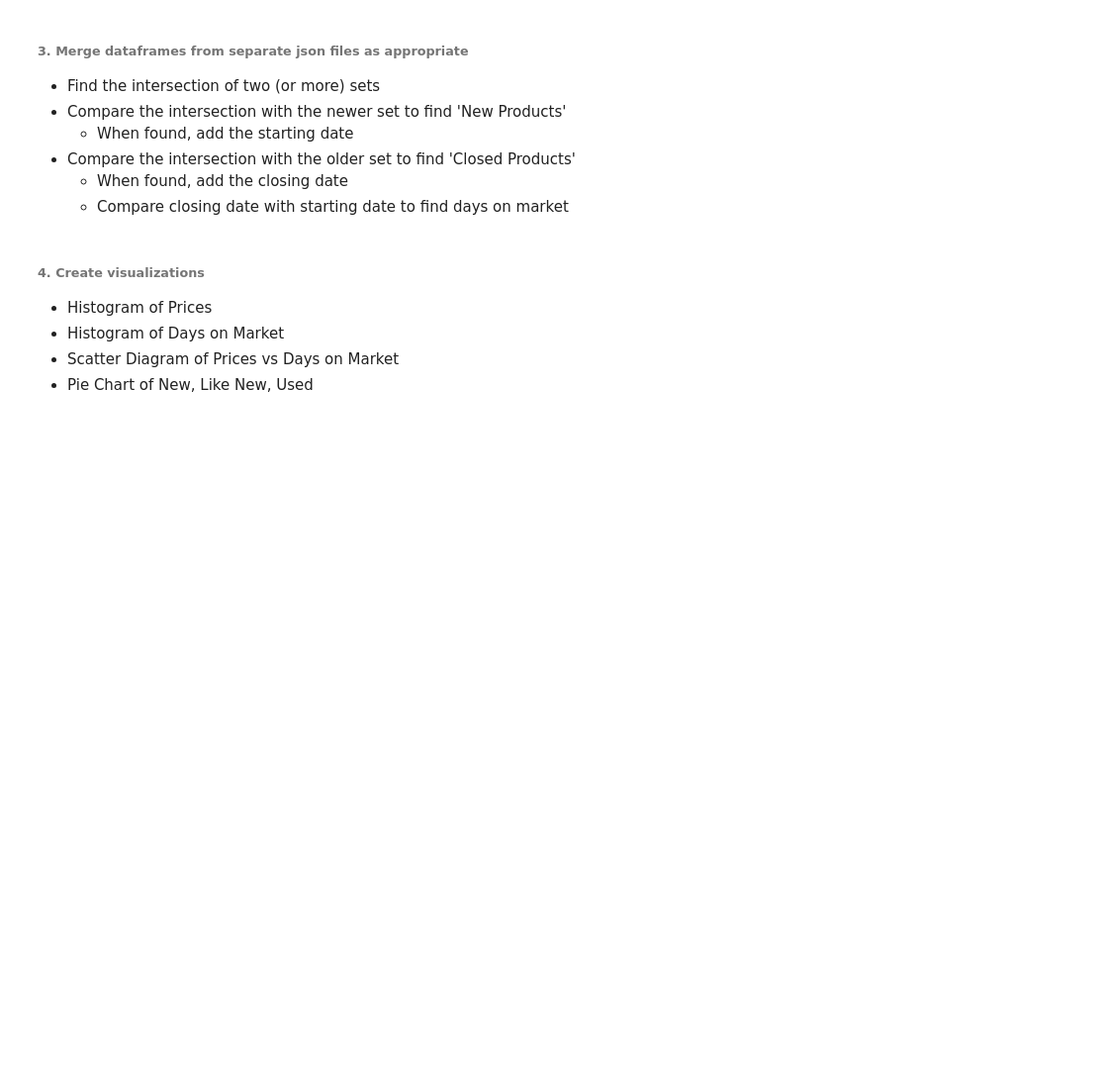
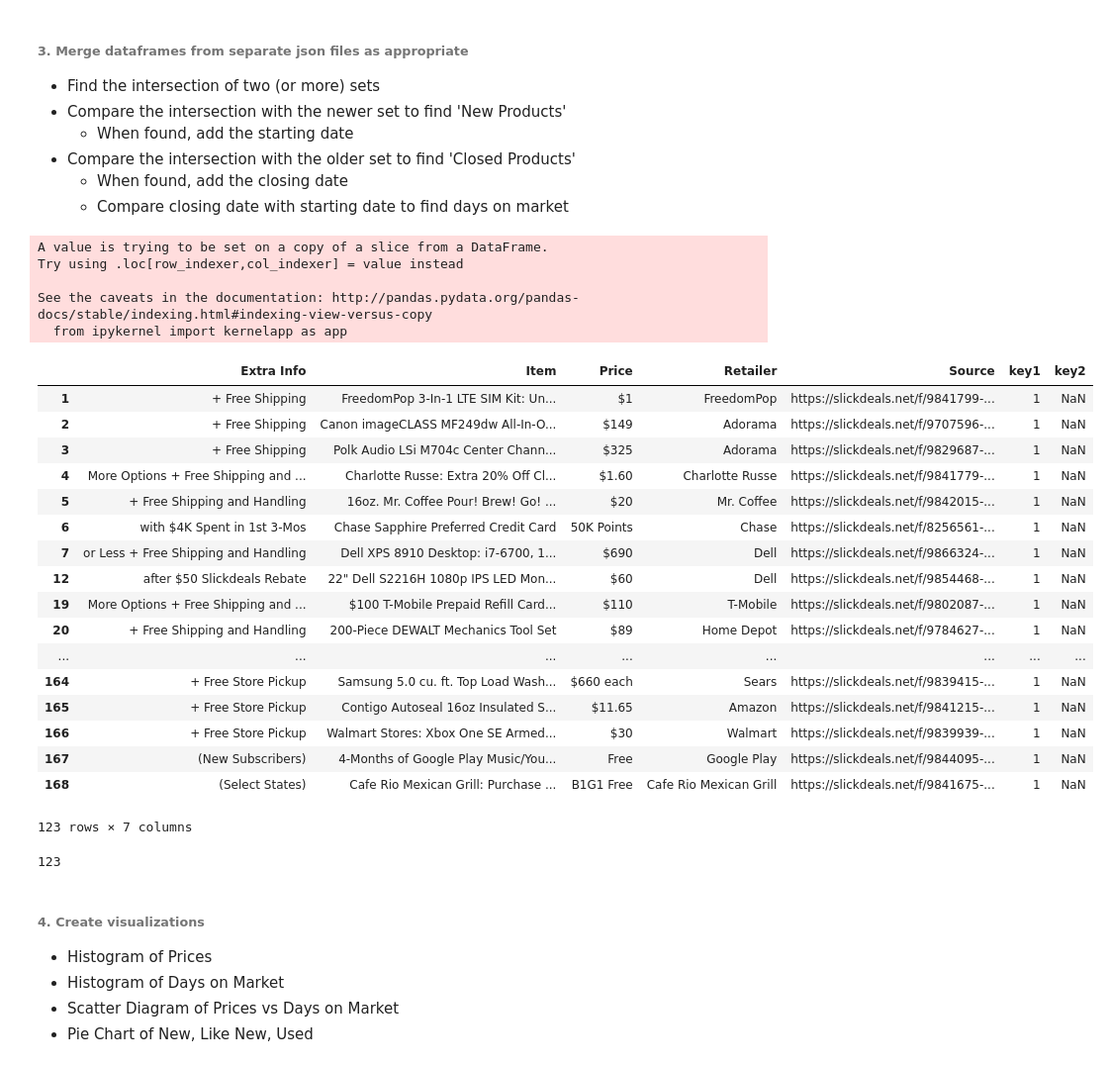
Before and after one commit to dannyyq/WebProject_dannyyq, a Jupyter notebook: CreatingADataProject.ipynb, the cells around one changed output. Shown at 99% size. Drawn from its saved outputs; the diff is of its cells as text; code cells hidden in the pictures; blank space fills up the shorter version.

```diff
--- a/CreatingADataProject.ipynb
+++ b/CreatingADataProject.ipynb
@@ -183,20 +204,26 @@ NoDupsData2 = data2.drop_duplicates()
 # %%
 # Create the inner merge of the two dataframes
 dataInnerMerge = pd.merge(NoDupsData, NoDupsData2, \
-                          on=['ID','Location','Title','Price'],\
+                          on=['Extra Info','Item','Price','Retailer', 'Source'],\
                           how='inner')
 # %%
 # Determine the set of 'new products'
 NoDupsData2['key1'] = 1
 dataInnerMerge['key2'] = 1
 newProducts = pd.merge(NoDupsData2, dataInnerMerge, \
-                      on=['ID', 'Title','Location','Price'], \
+                      on=['Extra Info', 'Item','Price','Retailer', 'Source'], \
                       how = 'left')
 
 # Create the associated dataframe
 newProducts = newProducts[newProducts.key2 != newProducts.key1]
 
 # Add the starting date in the dataframe in which the product is first shown
+# %% [output]
+A value is trying to be set on a copy of a slice from a DataFrame.
+Try using .loc[row_indexer,col_indexer] = value instead
+
+See the caveats in the documentation: http://pandas.pydata.org/pandas-docs/stable/indexing.html#indexing-view-versus-copy
+  from ipykernel import kernelapp as app
 # %%
 # Determine the set of 'closed products'
 NoDupsData['key1'] = 1
@@ -211,6 +238,31 @@ closedProducts = closedProducts[closedProducts.key2 != closedProducts.key1]
 
 
 # Find days on market by comparing the starting date with the closing date
+# %%
+newProducts
+# %% [output]
+|  | Extra Info | Item | Price | Retailer | Source | key1 | key2 |
+| 1 | + Free Shipping | FreedomPop 3-In-1 LTE SIM Kit: Un... | $1 | FreedomPop | https://slickdeals.net/f/9841799-... | 1 | NaN |
+| 2 | + Free Shipping | Canon imageCLASS MF249dw All-In-O... | $149 | Adorama | https://slickdeals.net/f/9707596-... | 1 | NaN |
+| 3 | + Free Shipping | Polk Audio LSi M704c Center Chann... | $325 | Adorama | https://slickdeals.net/f/9829687-... | 1 | NaN |
+| 4 | More Options + Free Shipping and ... | Charlotte Russe: Extra 20% Off Cl... | $1.60 | Charlotte Russe | https://slickdeals.net/f/9841779-... | 1 | NaN |
+| 5 | + Free Shipping and Handling | 16oz. Mr. Coffee Pour! Brew! Go! ... | $20 | Mr. Coffee | https://slickdeals.net/f/9842015-... | 1 | NaN |
+| 6 | with $4K Spent in 1st 3-Mos | Chase Sapphire Preferred Credit Card | 50K Points | Chase | https://slickdeals.net/f/8256561-... | 1 | NaN |
+| 7 | or Less + Free Shipping and Handling | Dell XPS 8910 Desktop: i7-6700, 1... | $690 | Dell | https://slickdeals.net/f/9866324-... | 1 | NaN |
+| 12 | after $50 Slickdeals Rebate | 22" Dell S2216H 1080p IPS LED Mon... | $60 | Dell | https://slickdeals.net/f/9854468-... | 1 | NaN |
+| 19 | More Options + Free Shipping and ... | $100 T-Mobile Prepaid Refill Card... | $110 | T-Mobile | https://slickdeals.net/f/9802087-... | 1 | NaN |
+| 20 | + Free Shipping and Handling | 200-Piece DEWALT Mechanics Tool Set | $89 | Home Depot | https://slickdeals.net/f/9784627-... | 1 | NaN |
+| ... | ... | ... | ... | ... | ... | ... | ... |
+| 164 | + Free Store Pickup | Samsung 5.0 cu. ft. Top Load Wash... | $660 each | Sears | https://slickdeals.net/f/9839415-... | 1 | NaN |
+| 165 | + Free Store Pickup | Contigo Autoseal 16oz Insulated S... | $11.65 | Amazon | https://slickdeals.net/f/9841215-... | 1 | NaN |
+| 166 | + Free Store Pickup | Walmart Stores: Xbox One SE Armed... | $30 | Walmart | https://slickdeals.net/f/9839939-... | 1 | NaN |
+| 167 | (New Subscribers) | 4-Months of Google Play Music/You... | Free | Google Play | https://slickdeals.net/f/9844095-... | 1 | NaN |
+| 168 | (Select States) | Cafe Rio Mexican Grill: Purchase ... | B1G1 Free | Cafe Rio Mexican Grill | https://slickdeals.net/f/9841675-... | 1 | NaN |
+123 rows × 7 columns
+# %%
+len(newProducts)
+# %% [output]
+123
 # %% [markdown]
 ###### 4. Create visualizations
 - Histogram of Prices
```
Also changed, not shown: parts of 9 cells of this notebook, 11 other files.
